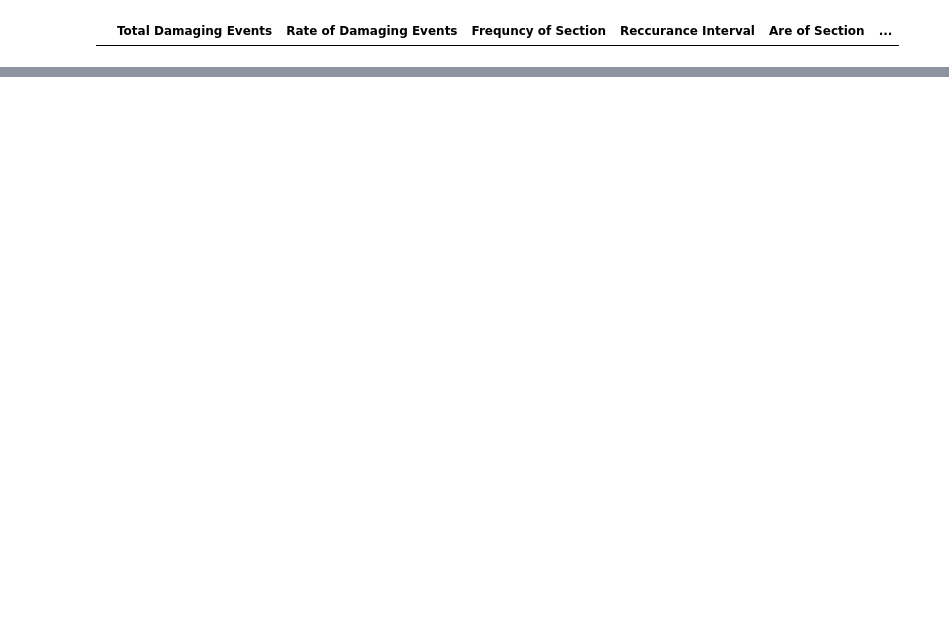
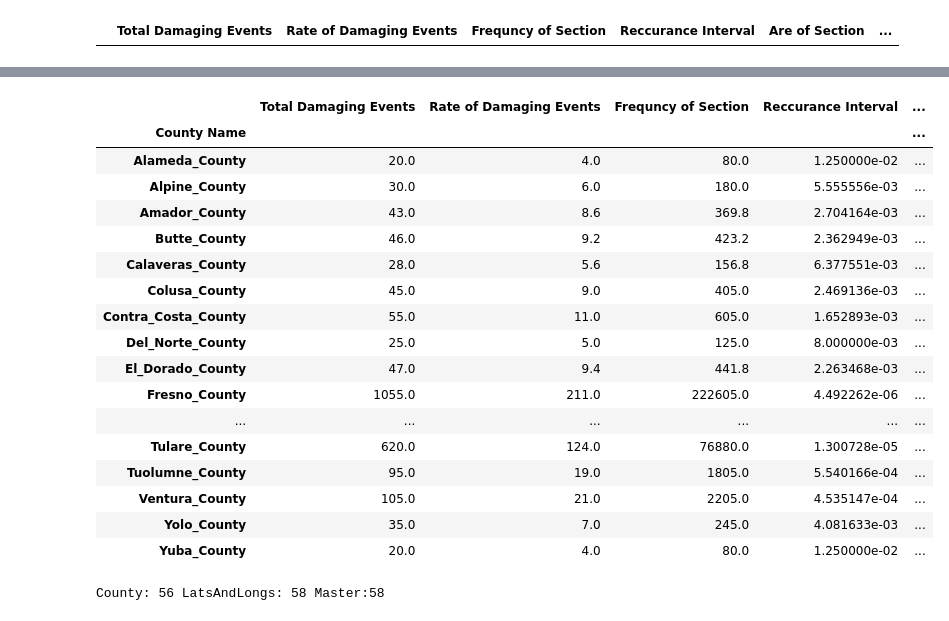
Before and after one commit to youngcourtcourt/project_3, a Jupyter notebook: visualizationCode/countyVisualizations.ipynb, the cells around one changed output, grey strips where cells are left out. Drawn from its saved outputs; the diff is of its cells as text; code cells hidden in the pictures; blank space fills up the shorter version.

```diff
--- a/visualizationCode/countyVisualizations.ipynb
+++ b/visualizationCode/countyVisualizations.ipynb
@@ -34,3 +33 @@ for file in os.listdir(folder):
 countyDf=countyDf.dropna(axis=1, how='all')
-# %%
-countyDf.set_index('County Name')
@@ -56 +34,8 @@ countyDf.set_index('County Name')
+# %%
+# Set index to county name
+countyDf=countyDf.set_index('County Name')
+# Sort index
+countyDf=countyDf.sort_index(ascending=True)
+# Fill null values with zeros
+countyDf=countyDf.fillna(value=0)
 # %%
@@ -79,0 +74,26 @@ latLongDf
+# %%
+masterDf
+# %% [output]
+|  | Total Damaging Events | Rate of Damaging Events | Frequncy of Section | Reccurance Interval | ... |
+| County Name |  |  |  |  | ... |
+| Alameda_County | 20.0 | 4.0 | 80.0 | 1.250000e-02 | ... |
+| Alpine_County | 30.0 | 6.0 | 180.0 | 5.555556e-03 | ... |
+| Amador_County | 43.0 | 8.6 | 369.8 | 2.704164e-03 | ... |
+| Butte_County | 46.0 | 9.2 | 423.2 | 2.362949e-03 | ... |
+| Calaveras_County | 28.0 | 5.6 | 156.8 | 6.377551e-03 | ... |
+| Colusa_County | 45.0 | 9.0 | 405.0 | 2.469136e-03 | ... |
+| Contra_Costa_County | 55.0 | 11.0 | 605.0 | 1.652893e-03 | ... |
+| Del_Norte_County | 25.0 | 5.0 | 125.0 | 8.000000e-03 | ... |
+| El_Dorado_County | 47.0 | 9.4 | 441.8 | 2.263468e-03 | ... |
+| Fresno_County | 1055.0 | 211.0 | 222605.0 | 4.492262e-06 | ... |
+| ... | ... | ... | ... | ... | ... |
+| Tulare_County | 620.0 | 124.0 | 76880.0 | 1.300728e-05 | ... |
+| Tuolumne_County | 95.0 | 19.0 | 1805.0 | 5.540166e-04 | ... |
+| Ventura_County | 105.0 | 21.0 | 2205.0 | 4.535147e-04 | ... |
+| Yolo_County | 35.0 | 7.0 | 245.0 | 4.081633e-03 | ... |
+| Yuba_County | 20.0 | 4.0 | 80.0 | 1.250000e-02 | ... |
+# %%
+# Confirm count of counties
+print(f"County: {len(countyDf)} LatsAndLongs: {len(latLongDf)} Master:{len(masterDf)}")
+# %% [output]
+County: 56 LatsAndLongs: 58 Master:58
```
Also changed, not shown: parts of 7 cells of this notebook, 2 other files.
